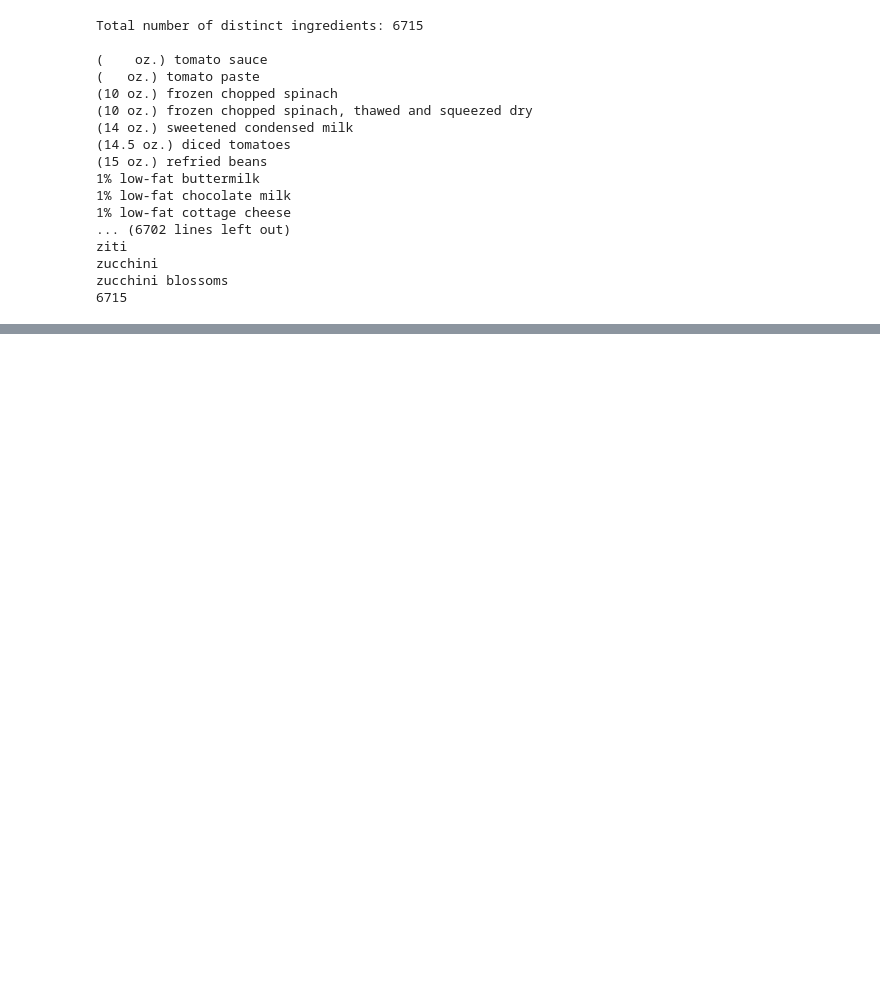
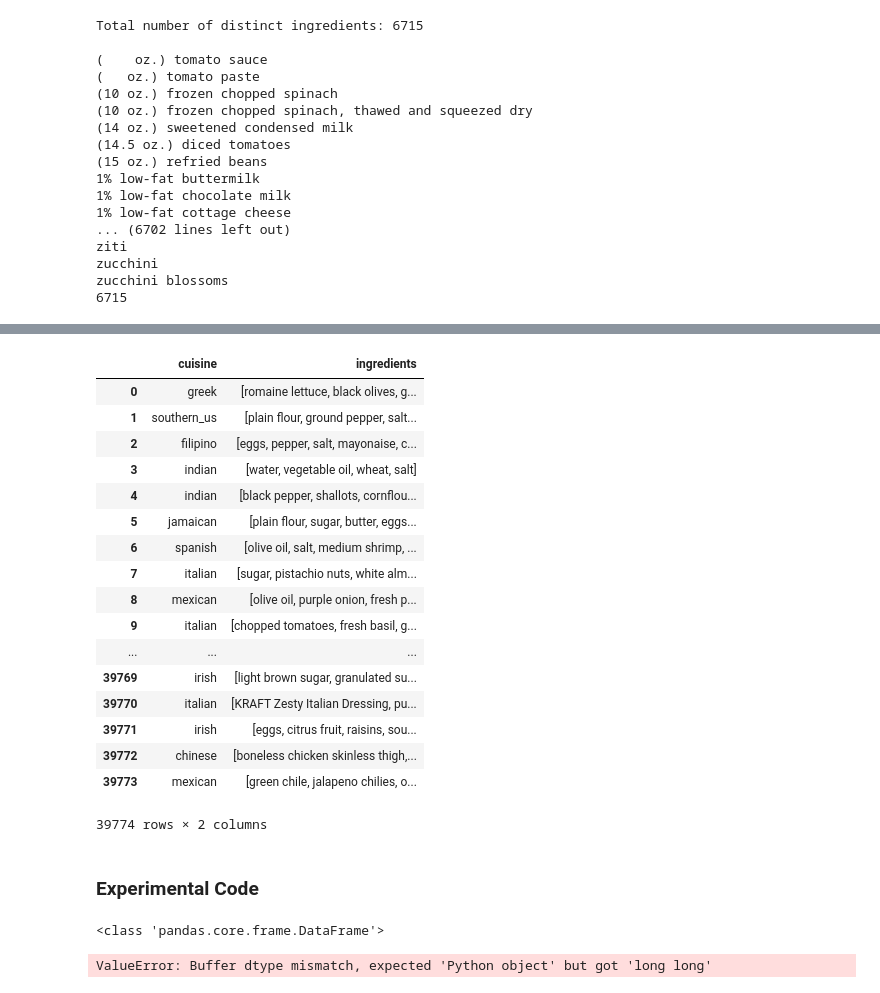
Before and after one commit to ADCombs/DataMining, a Jupyter notebook: What's Cooking.ipynb, the cells around one changed output, grey strips where cells are left out. Cells and saved outputs as stored; diff of their text form; code cells hidden in the pictures; blank space fills up the shorter version.

Commit message:
experimental code

```diff
--- a/What's Cooking.ipynb
+++ b/What's Cooking.ipynb
@@ -210,0 +205,21 @@ Index: []
+# %%
+df.drop(columns=['id'])
+# %% [output]
+|  | cuisine | ingredients |
+| 0 | greek | [romaine lettuce, black olives, g... |
+| 1 | southern_us | [plain flour, ground pepper, salt... |
+| 2 | filipino | [eggs, pepper, salt, mayonaise, c... |
+| 3 | indian | [water, vegetable oil, wheat, salt] |
+| 4 | indian | [black pepper, shallots, cornflou... |
+| 5 | jamaican | [plain flour, sugar, butter, eggs... |
+| 6 | spanish | [olive oil, salt, medium shrimp, ... |
+| 7 | italian | [sugar, pistachio nuts, white alm... |
+| 8 | mexican | [olive oil, purple onion, fresh p... |
+| 9 | italian | [chopped tomatoes, fresh basil, g... |
+| ... | ... | ... |
+| 39769 | irish | [light brown sugar, granulated su... |
+| 39770 | italian | [KRAFT Zesty Italian Dressing, pu... |
+| 39771 | irish | [eggs, citrus fruit, raisins, sou... |
+| 39772 | chinese | [boneless chicken skinless thigh,... |
+| 39773 | mexican | [green chile, jalapeno chilies, o... |
+39774 rows × 2 columns
@@ -210,0 +239,2 @@ Index: []
+# %% [markdown]
+### Experimental Code
@@ -210,0 +253,18 @@ Index: []
+# %%
+for recipe in df.itertuples():
+    newRow = []
+    newRow.append(recipe.cuisine)
+    for col in ingredients_distinct:
+        if col in recipe.ingredients:
+            newRow.append(1)
+        else:
+            newRow.append(0)
+
+    newRow = pd.DataFrame(newRow, dtype='object')
+    print(type(newRow))
+    ingredient_table = ingredient_table.append(newRow)
+    ingredient_table
+    break
+# %% [output]
+<class 'pandas.core.frame.DataFrame'>
+ValueError: Buffer dtype mismatch, expected 'Python object' but got 'long long'
```
Also changed, not shown: parts of 5 cells of this notebook.
